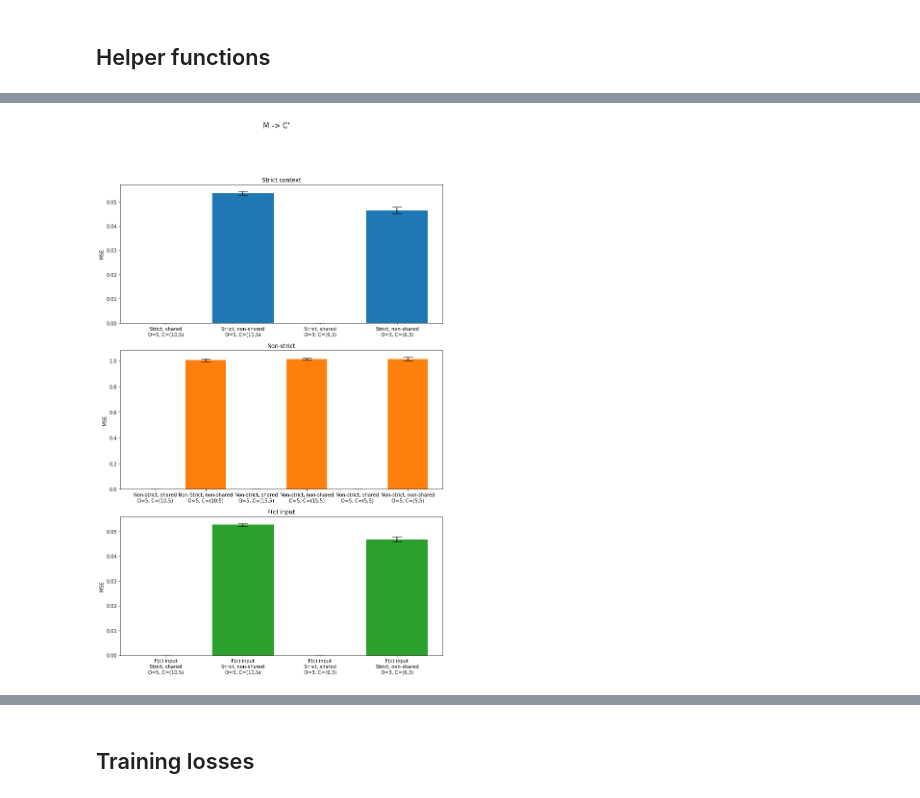
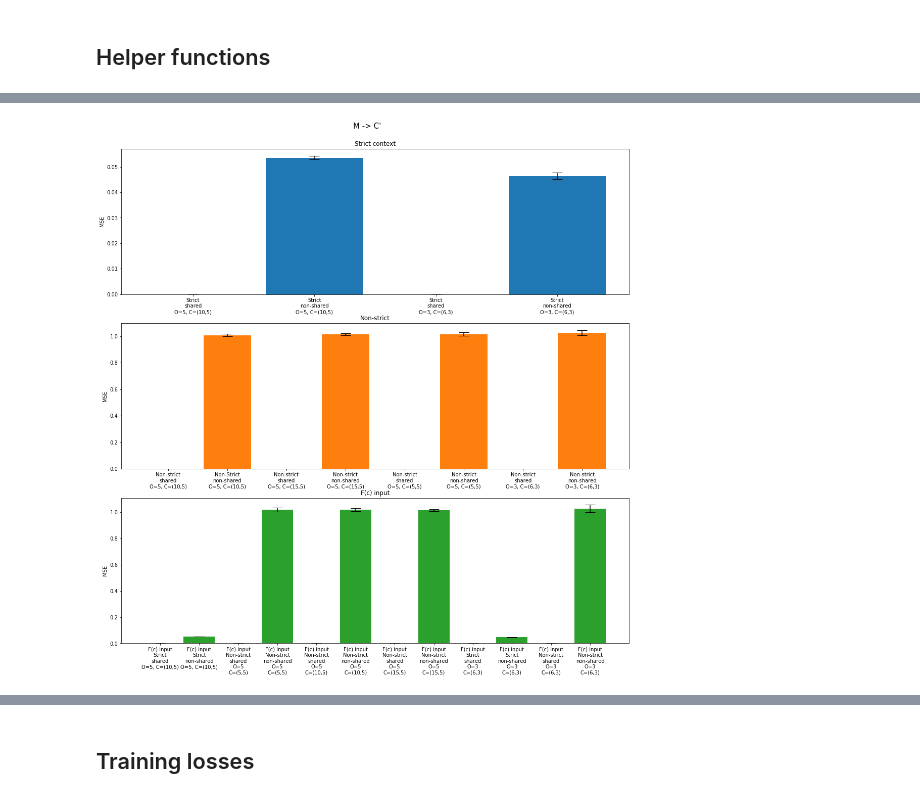
Before and after one commit to feipenghe/Singaling_auto_encoder, a Jupyter notebook: simulation_plots.ipynb, the cells around one changed output, grey strips where cells are left out. Drawn from its saved outputs; the diff is of its cells as text; code cells hidden in the pictures.

```diff
--- a/simulation_plots.ipynb
+++ b/simulation_plots.ipynb
@@ -103,7 +122,7 @@ def get_evaluation_mean_and_err(simulation_name, evaluation_name, message_size)
         vals.append(trial[evaluation_name])
     return np.mean(vals), np.std(vals)
 # %%
-def plot_bars_for_evaluation(evaluation_name, display_names_to_simulation_names, title, y_label, width=12, msg_size=2):
+def plot_bars_for_evaluation(evaluation_name, display_names_to_simulation_names, title, y_label, width=18, msg_size=2):
     bar_width = 1
     num_simulation_sets = len(display_names_to_simulation_names)
 
@@ -119,7 +138,7 @@ def plot_bars_for_evaluation(evaluation_name, display_names_to_simulation_names,
             ax[i].set_xticklabels(display_name_to_simulation.keys())
             ax[i].set_ylabel(y_label)
 
-    fig.suptitle(title, fontsize=15)
+    fig.suptitle(title, y=0.92, fontsize=15)
     plt.show()
 # %% [markdown]
 ## General prediction accuracy
@@ -142,5 +166,5 @@ plot_bars_for_evaluation("context_from_messages", simulation_sets, "M -> C", "MS
 # %%
-plot_bars_for_evaluation("decoder_context_from_messages", sets, "M -> C'", "MSE")
+plot_bars_for_evaluation("decoder_context_from_messages", simulation_sets, "M -> C'", "MSE")
 # %% [output]
-[figure, old version]
+[figure, new version]
 # %%
```
Also changed, not shown: parts of 55 cells of this notebook.
